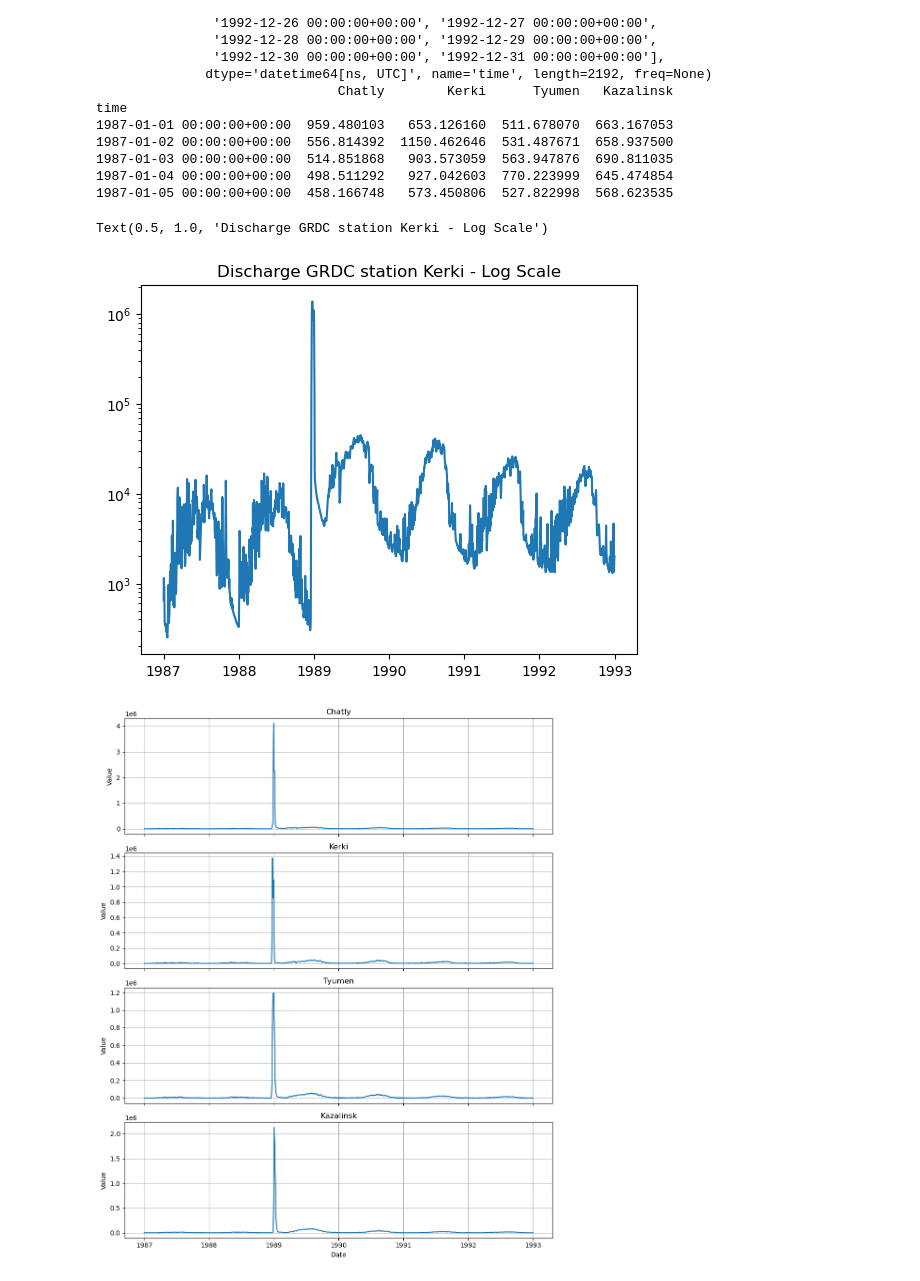
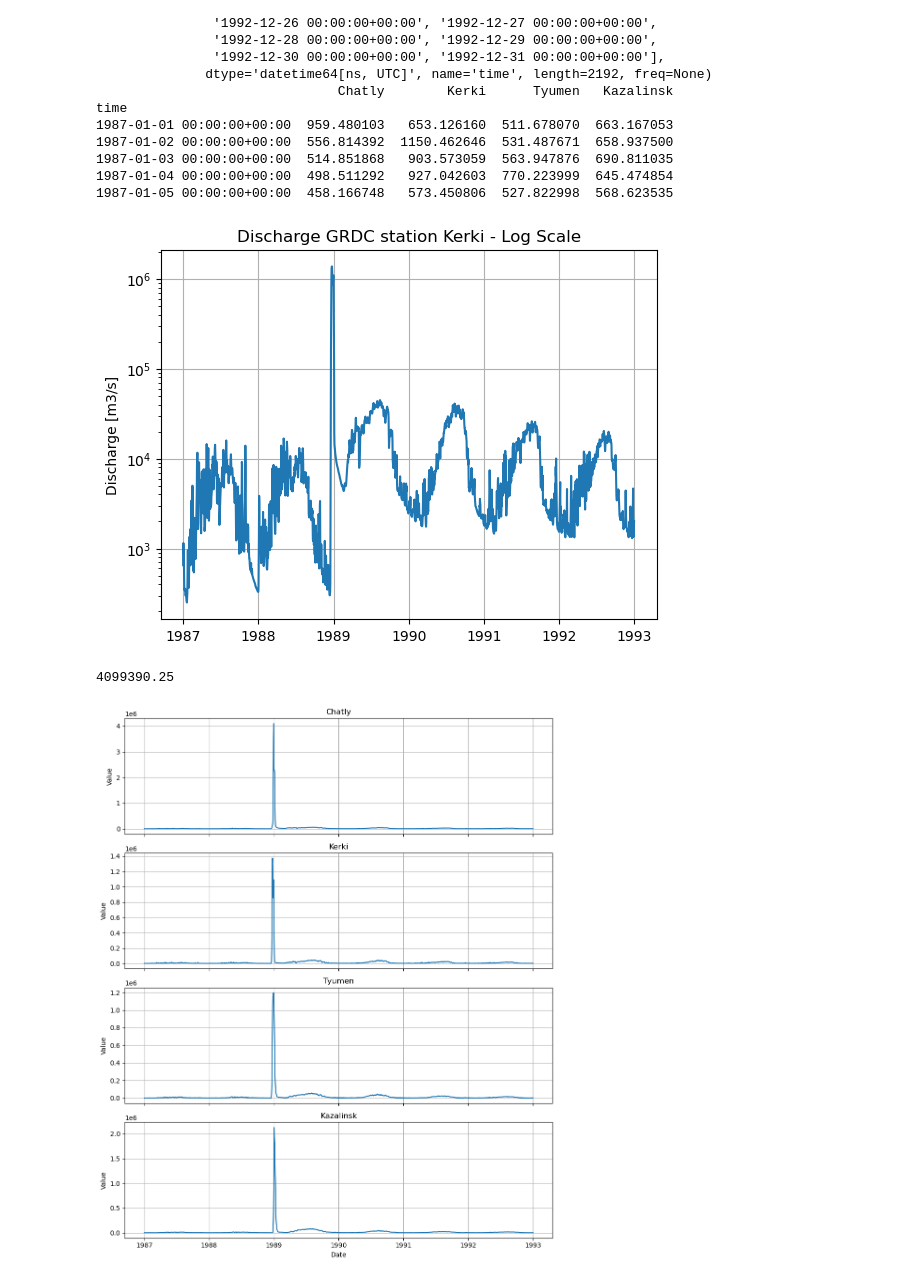
Before and after one commit to andrevdv/MSc_AralSea, a Jupyter notebook: book/thesis_projects/MSc/2025_Q1_AndreVanDerVeen_CEG/work_in_progress/Test_Aral/Aral_load_results_bug.ipynb, the cells around one changed output. Drawn from its saved outputs; the diff is of its cells as text; code cells hidden in the pictures.

```diff
--- a/book/thesis_projects/MSc/2025_Q1_AndreVanDerVeen_CEG/work_in_progress/Test_Aral/Aral_load_results_bug.ipynb
+++ b/book/thesis_projects/MSc/2025_Q1_AndreVanDerVeen_CEG/work_in_progress/Test_Aral/Aral_load_results_bug.ipynb
@@ -64,11 +64,21 @@ time
 # %%
 plt.plot(results['Kerki'])
 #plt.ylim(0, 30000)
 plt.yscale('log')
 plt.title('Discharge GRDC station Kerki - Log Scale')
+plt.ylabel('Discharge [m3/s]')
+plt.grid()
+plt.savefig('Discharge_Kerki_LogScale.png')
+
+
+plt.show()
 # %% [output]
-Text(0.5, 1.0, 'Discharge GRDC station Kerki - Log Scale')
-[figure, old version]
+[figure, new version]
+# %%
+max_value = max(results.max())
+print(max_value)
+# %% [output]
+4099390.25
 # %%
 fig, axes = plt.subplots(4, 1, figsize=(10, 12), sharex=True)
 # 4 rows, 1 column of subplots
```
Also changed, not shown: parts of 2 cells of this notebook, 6 other files.
